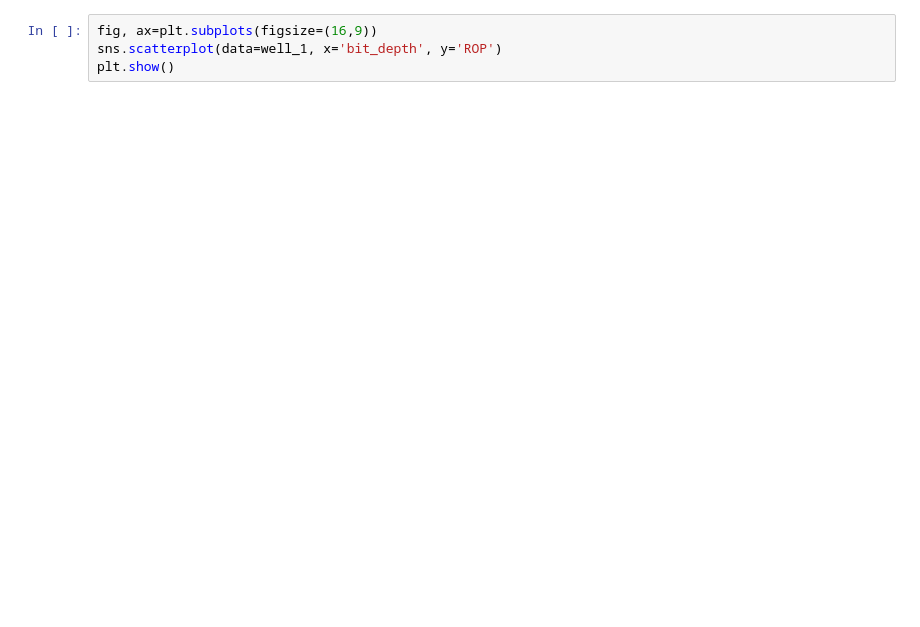
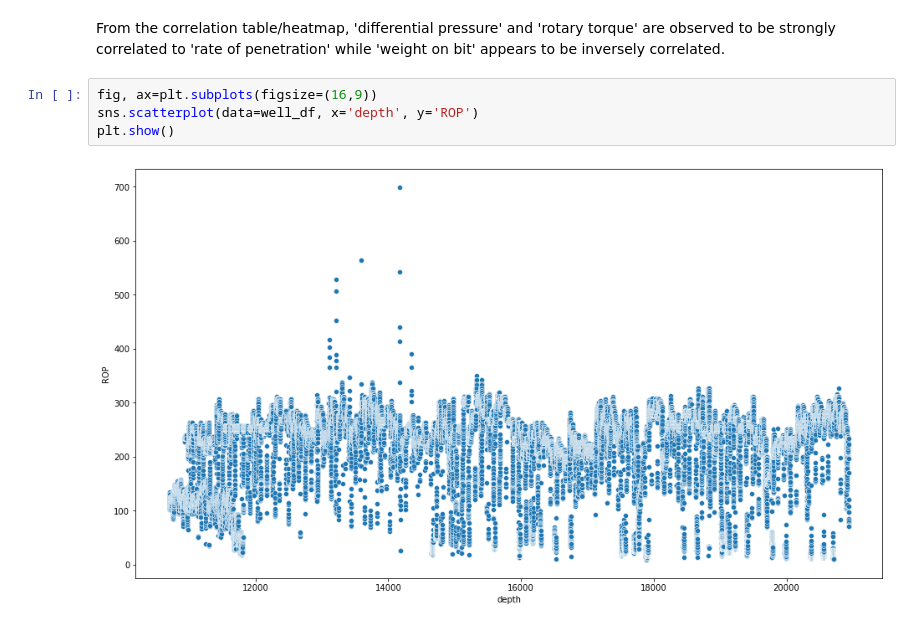
Before and after one commit to NavanPowers/COMP-4448_Final_Project, a Jupyter notebook: Powers_Joseph_4448_Final.ipynb, the cells around one changed output. Saved outputs shown, nothing was run; the diff lists cells and outputs as text; blank space fills up the shorter version.

```diff
--- a/Powers_Joseph_4448_Final.ipynb
+++ b/Powers_Joseph_4448_Final.ipynb
@@ -36,4 +95,8 @@ well_1.describe()
+# %% [markdown]
+From the correlation table/heatmap, 'differential pressure' and 'rotary torque' are observed to be strongly correlated to 'rate of penetration' while 'weight on bit' appears to be inversely correlated.
 # %%
 fig, ax=plt.subplots(figsize=(16,9))
-sns.scatterplot(data=well_1, x='bit_depth', y='ROP')
+sns.scatterplot(data=well_df, x='depth', y='ROP')
 plt.show()
+# %% [output]
+[figure, added]
```
Also changed, not shown: parts of 26 cells of this notebook.
